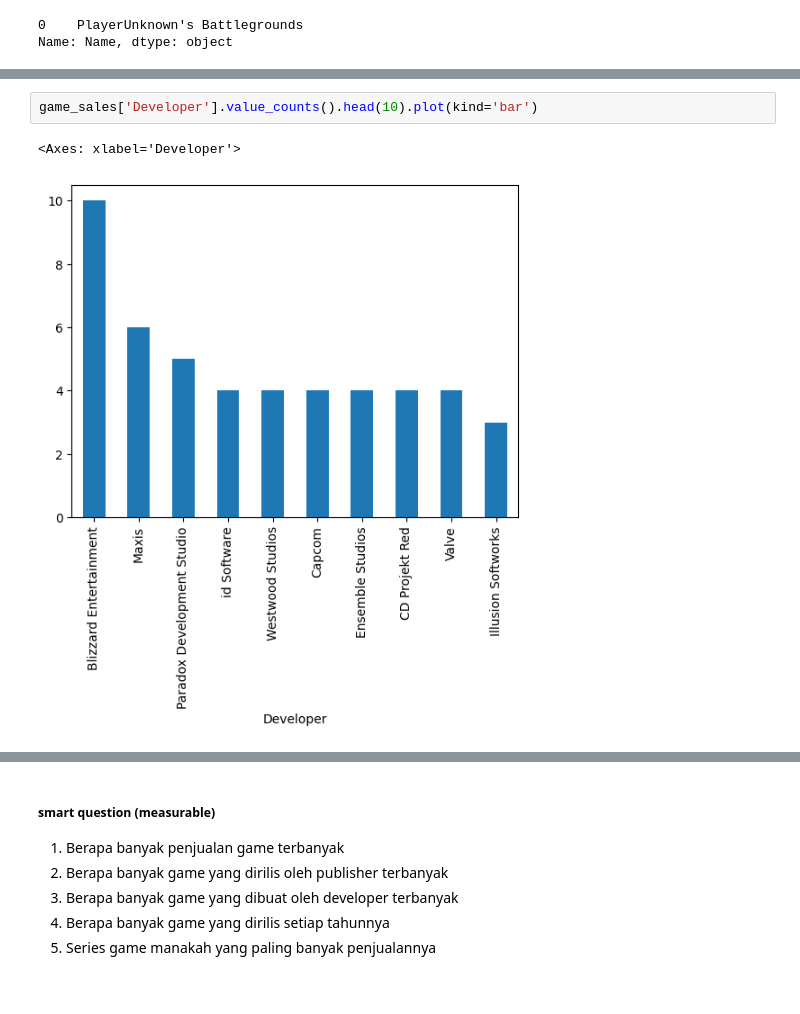
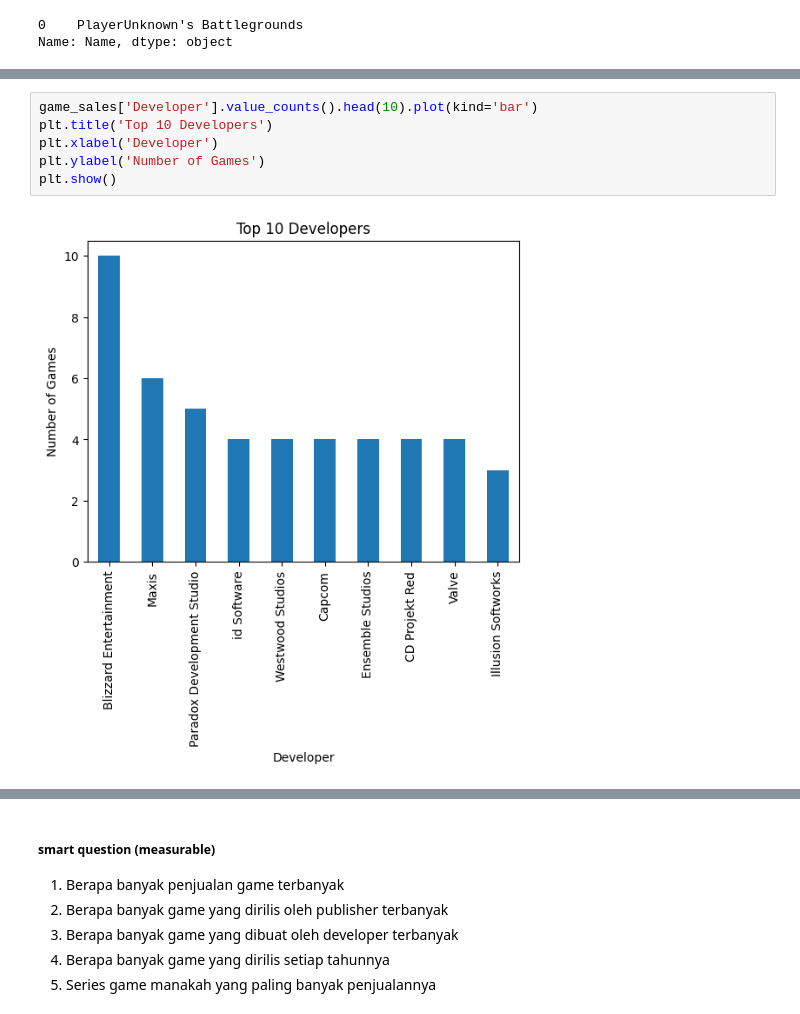
Before and after one commit to onedayxzn/Game-Sales, a Jupyter notebook: analysyst/game-sales.ipynb, the cells around one changed output, grey strips where cells are left out. Cells and saved outputs as stored; diff of their text form; blank space fills up the shorter version.

```diff
--- a/analysyst/game-sales.ipynb
+++ b/analysyst/game-sales.ipynb
@@ -118,5 +123,8 @@ game_sales['Publisher'].value_counts().head(10).plot(kind='bar')
 # %%
 game_sales['Developer'].value_counts().head(10).plot(kind='bar')
+plt.title('Top 10 Developers')
+plt.xlabel('Developer')
+plt.ylabel('Number of Games')
+plt.show()
 # %% [output]
-<Axes: xlabel='Developer'>
-[figure, old version]
+[figure, new version]
```
Also changed, not shown: parts of 6 cells of this notebook.
